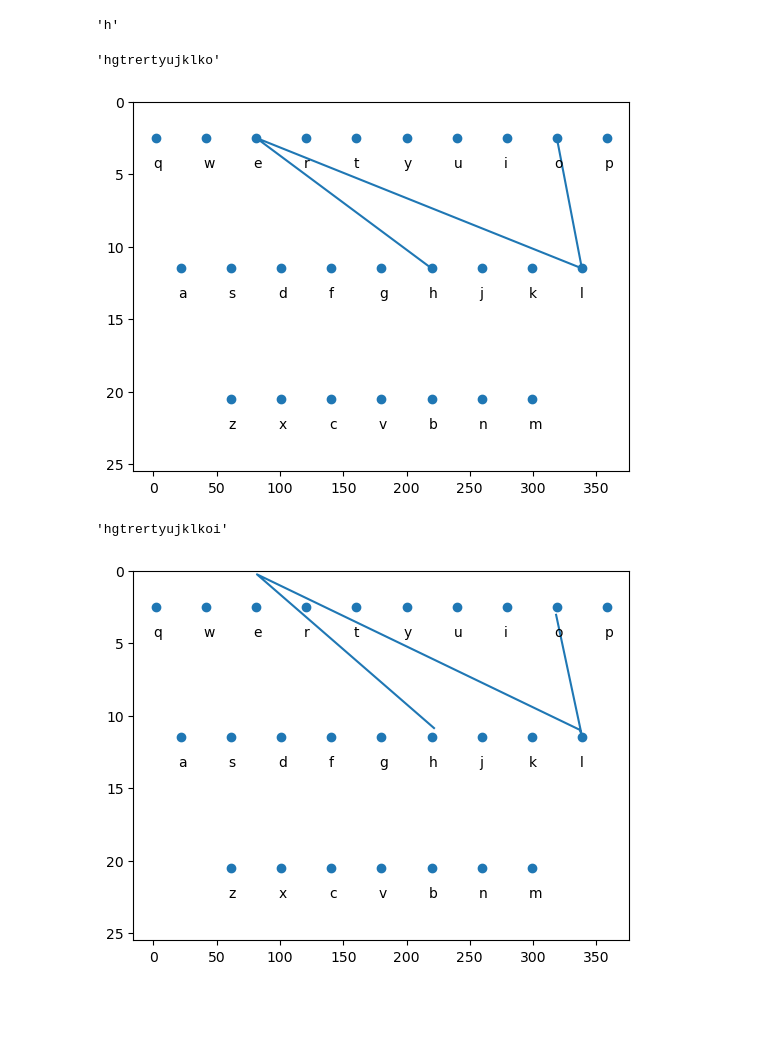
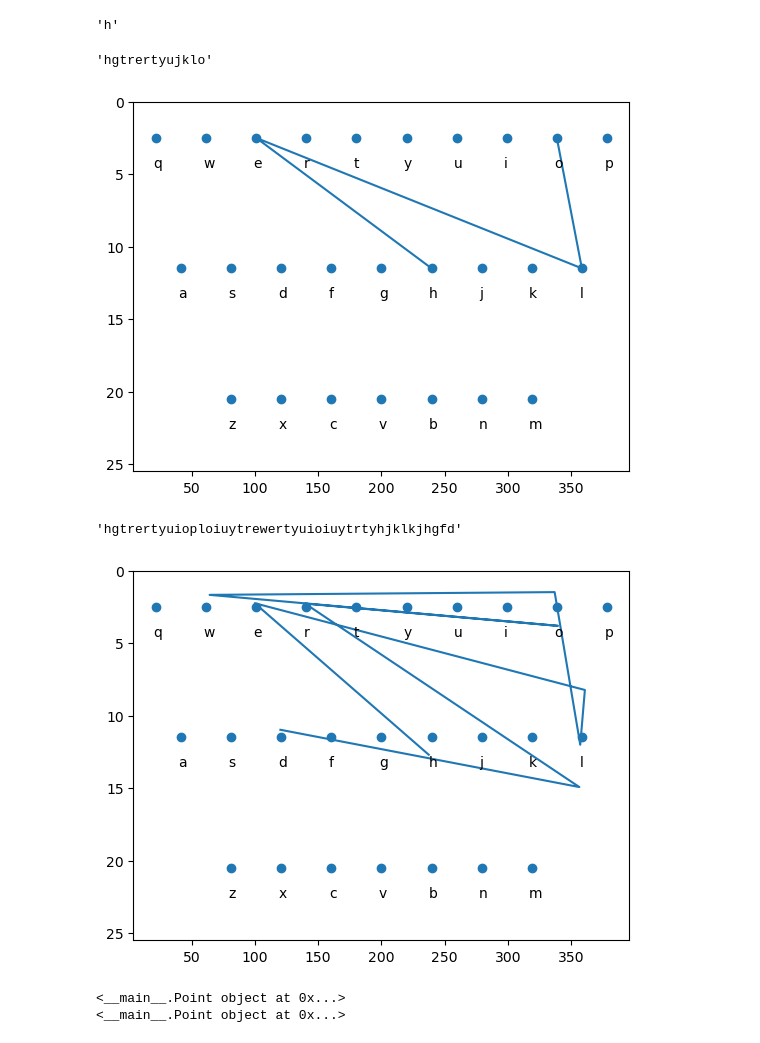
Before and after one commit to kiru-12/Smart_Swiping, a Jupyter notebook: simulate.ipynb, the cells around one changed output. Drawn from its saved outputs; the diff is of its cells as text; code cells hidden in the pictures; blank space fills up the shorter version.

Commit message:
complete simulation and init dataset generation --> complete noised gesture simulation with bezier curve --> init dataset generation with words of different length

```diff
--- a/simulate.ipynb
+++ b/simulate.ipynb
@@ -21,7 +26,7 @@ for rowIndex, keys in enumerate(KEYSLIST):
     initalWidthOffset = (WIDTH_OF_SCREEN - (len( keys) * WIDTH_OF_KEY)) / 2
 
     for index, key in enumerate(keys):
-        widthOffset = initalWidthOffset + (index * WIDTH_OF_KEY)
+        widthOffset = initalWidthOffset + (index * WIDTH_OF_KEY) + (WIDTH_OF_KEY/2)
         point = Point(widthOffset,heightOffset)
 
         pointsOfKeys.append((key,point))
@@ -186,10 +197,14 @@ MAX_POINTS = 12
 
 
 for rowIndex, keys in enumerate(KEYSLIST):
-    heightOffset = (rowIndex * (HEIGHT_OF_KEY + (2 * PADDING)))
+    heightOffset = (rowIndex * (HEIGHT_OF_KEY + (2 * PADDING))) + (HEIGHT_OF_KEY/2)
     initalWidthOffset = (WIDTH_OF_SCREEN - (len(keys) * WIDTH_OF_KEY)) / 2
 
     for index, key in enumerate(keys):
-        widthOffset = initalWidthOffset + (index * WIDTH_OF_KEY)
+        widthOffset = (initalWidthOffset + (index * WIDTH_OF_KEY)) + (WIDTH_OF_KEY/2)
         print( key ,  int(widthOffset) ,",", heightOffset )
+
+
+
+# 115.56619324, 1.62921098
 # %% [output]
@@ -223,11 +236,15 @@ test.y // (HEIGHT_OF_KEY +  (2* PADDING))
 # %%
 def getNearestKeyFromPoint(p : Point):
     rowIndex = int( p.y // (HEIGHT_OF_KEY +  (2* PADDING)) )
+    rowIndex  = rowIndex if rowIndex >= 0 else 0
+    rowIndex  = rowIndex if rowIndex < len(KEYSLIST) else KEYSLIST[-1]
     keys = KEYSLIST[rowIndex]
 
-    initalWidthOffset =PADDING if rowIndex == 0 else (WIDTH_OF_SCREEN - PADDING - (len(keys) * WIDTH_OF_KEY)) / 2
+    initalWidthOffset = PADDING if rowIndex == 0 else (WIDTH_OF_SCREEN - PADDING - (len(keys) * WIDTH_OF_KEY)) / 2
 
     x = int((p.x - initalWidthOffset) // WIDTH_OF_KEY)
+    x = x if x >= 0 else 0
+    x = x if x < len(keys) else keys[-1]
     key = keys[x]
 
     return key
@@ -294,8 +320,8 @@ def drawCrtPointsForSentence( sentence : str):
 # %%
 drawCrtPointsForSentence("HELLO")
 # %% [output]
-'hgtrertyujklko'
+'hgtrertyujklo'
-[figure, old version]
+[figure, new version]
 # %%
 def drawPointsWithNoiseForSentence( sentence : str,NOISE = 0.5):
     ax = drawKeyBoard()
@@ -316,7 +342,24 @@ def drawPointsWithNoiseForSentence( sentence : str,NOISE = 0.5):
     return text
 # %%
 
-drawPointsWithNoiseForSentence("HELLO" , NOISE= 1.5)
+drawPointsWithNoiseForSentence("HELLO WORLD" , NOISE= 1.5)
 # %% [output]
-'hgtrertyujklkoi'
+'hgtrertyuioploiuytrewertyuioiuytrtyhjklkjhgfd'
-[figure, old version]
+[figure, new version]
+# %%
+import numpy as np
+import matplotlib.pyplot as plt
+
+P1 = keysPointsDict["q"]
+P4 = keysPointsDict["z"]
+
+P2 = np.random.rand(2) * np.array([P1.x,P1.y])
+P3 = np.random.rand(2) * np.array([P4.x,P4.y])
+
+P2 = Point(P2[0],P2[1])
+P3 = Point(P3[0],P3[1])
+print(P2)
+print(P3)
+# %% [output]
+<__main__.Point object at 0x...>
+<__main__.Point object at 0x...>
```
Also changed, not shown: parts of 24 cells of this notebook, 1 other file.
